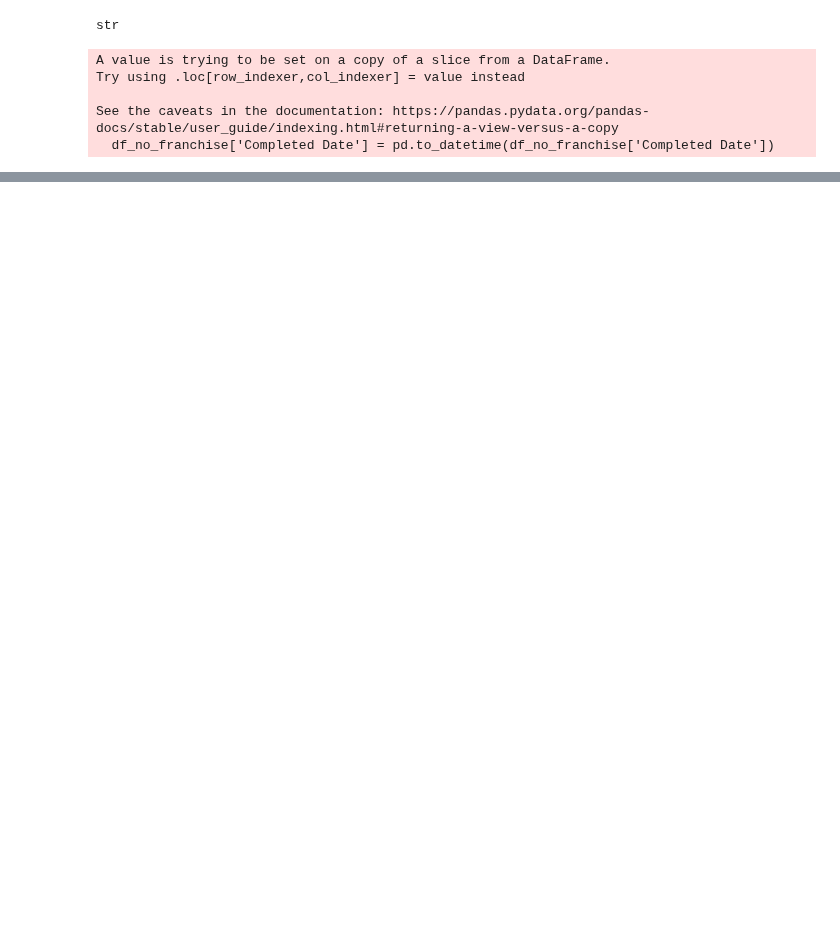
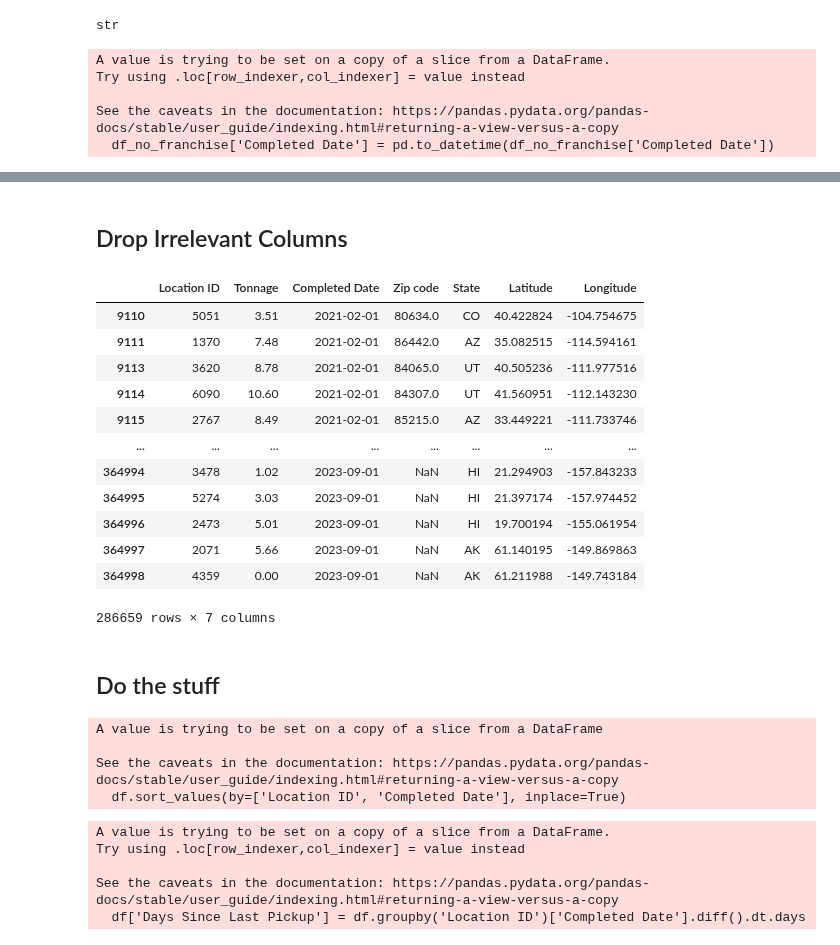
Before and after one commit to jli615/dtxwalmart, a Jupyter notebook: data_preprocessing.ipynb, the cells around one changed output, grey strips where cells are left out. Saved outputs shown, nothing was run; the diff lists cells and outputs as text; code cells hidden in the pictures; blank space fills up the shorter version.

```diff
--- a/data_preprocessing.ipynb
+++ b/data_preprocessing.ipynb
@@ -5,6 +7,6 @@ import matplotlib.pyplot as plt
 # %%
-df = pd.read_csv("4_23_cleaned_data.csv")
+raw_df = pd.read_csv("4_23_cleaned_data.csv")
 
 franchised_stores_df = pd.read_excel("franchised_stores.xlsx")
 # %%
-df_no_franchise = df[~df['Location ID'].isin(franchised_stores_df['Store'])]
+df_no_franchise = raw_df[~raw_df['Location ID'].isin(franchised_stores_df['Store'])]
@@ -47,0 +34,39 @@ filtered_df.to_csv("0221_0923_no_franchise_data.csv")
+# %% [markdown]
+## Drop Irrelevant Columns
+# %%
+df = filtered_df[["Location ID", "Tonnage", "Completed Date", "Zip code", "State", "Latitude", "Longitude"]]
+# %%
+df
+# %% [output]
+|  | Location ID | Tonnage | Completed Date | Zip code | State | Latitude | Longitude |
+| 9110 | 5051 | 3.51 | 2021-02-01 | 80634.0 | CO | 40.422824 | -104.754675 |
+| 9111 | 1370 | 7.48 | 2021-02-01 | 86442.0 | AZ | 35.082515 | -114.594161 |
+| 9113 | 3620 | 8.78 | 2021-02-01 | 84065.0 | UT | 40.505236 | -111.977516 |
+| 9114 | 6090 | 10.60 | 2021-02-01 | 84307.0 | UT | 41.560951 | -112.143230 |
+| 9115 | 2767 | 8.49 | 2021-02-01 | 85215.0 | AZ | 33.449221 | -111.733746 |
+| ... | ... | ... | ... | ... | ... | ... | ... |
+| 364994 | 3478 | 1.02 | 2023-09-01 | NaN | HI | 21.294903 | -157.843233 |
+| 364995 | 5274 | 3.03 | 2023-09-01 | NaN | HI | 21.397174 | -157.974452 |
+| 364996 | 2473 | 5.01 | 2023-09-01 | NaN | HI | 19.700194 | -155.061954 |
+| 364997 | 2071 | 5.66 | 2023-09-01 | NaN | AK | 61.140195 | -149.869863 |
+| 364998 | 4359 | 0.00 | 2023-09-01 | NaN | AK | 61.211988 | -149.743184 |
+286659 rows × 7 columns
+# %% [markdown]
+## Do the stuff
+# %%
+# Sort the DataFrame
+df.sort_values(by=['Location ID', 'Completed Date'], inplace=True)
+# %% [output]
+A value is trying to be set on a copy of a slice from a DataFrame
+
+See the caveats in the documentation: https://pandas.pydata.org/pandas-docs/stable/user_guide/indexing.html#returning-a-view-versus-a-copy
+  df.sort_values(by=['Location ID', 'Completed Date'], inplace=True)
+# %%
+# Calculate the number of days between current and last pickup
+df['Days Since Last Pickup'] = df.groupby('Location ID')['Completed Date'].diff().dt.days
+# %% [output]
+A value is trying to be set on a copy of a slice from a DataFrame.
+Try using .loc[row_indexer,col_indexer] = value instead
+
+See the caveats in the documentation: https://pandas.pydata.org/pandas-docs/stable/user_guide/indexing.html#returning-a-view-versus-a-copy
+  df['Days Since Last Pickup'] = df.groupby('Location ID')['Completed Date'].diff().dt.days
```
Also changed, not shown: parts of 10 cells of this notebook, 1 other file.
